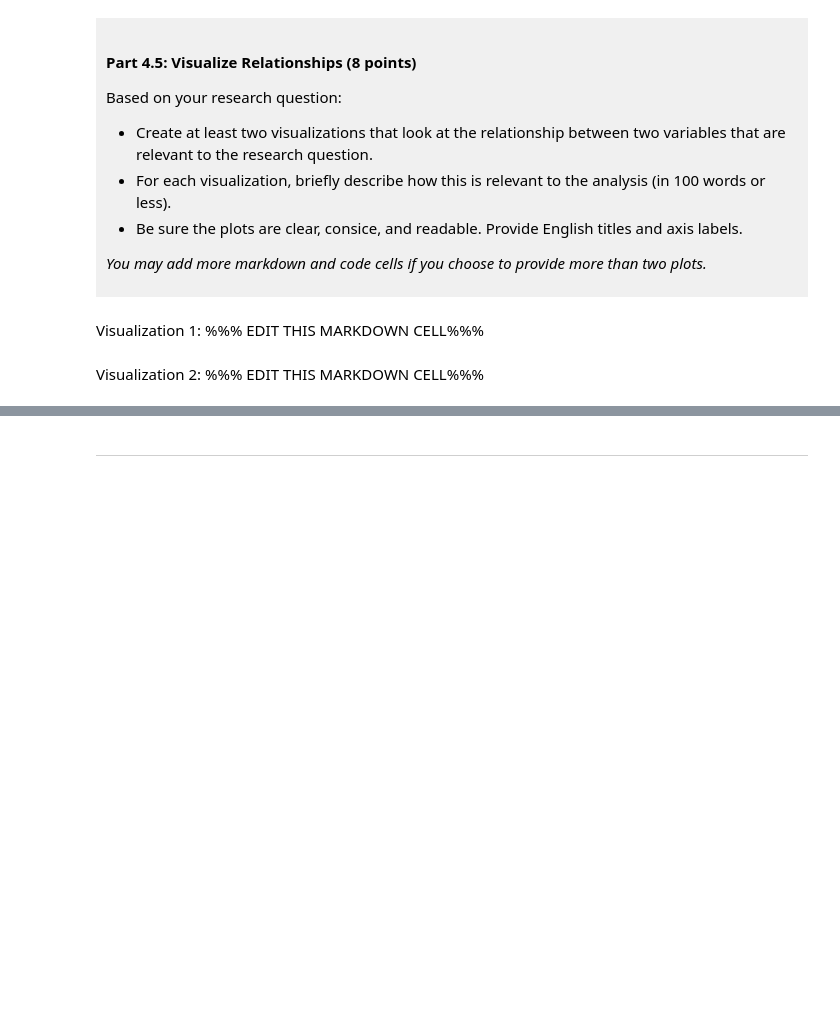
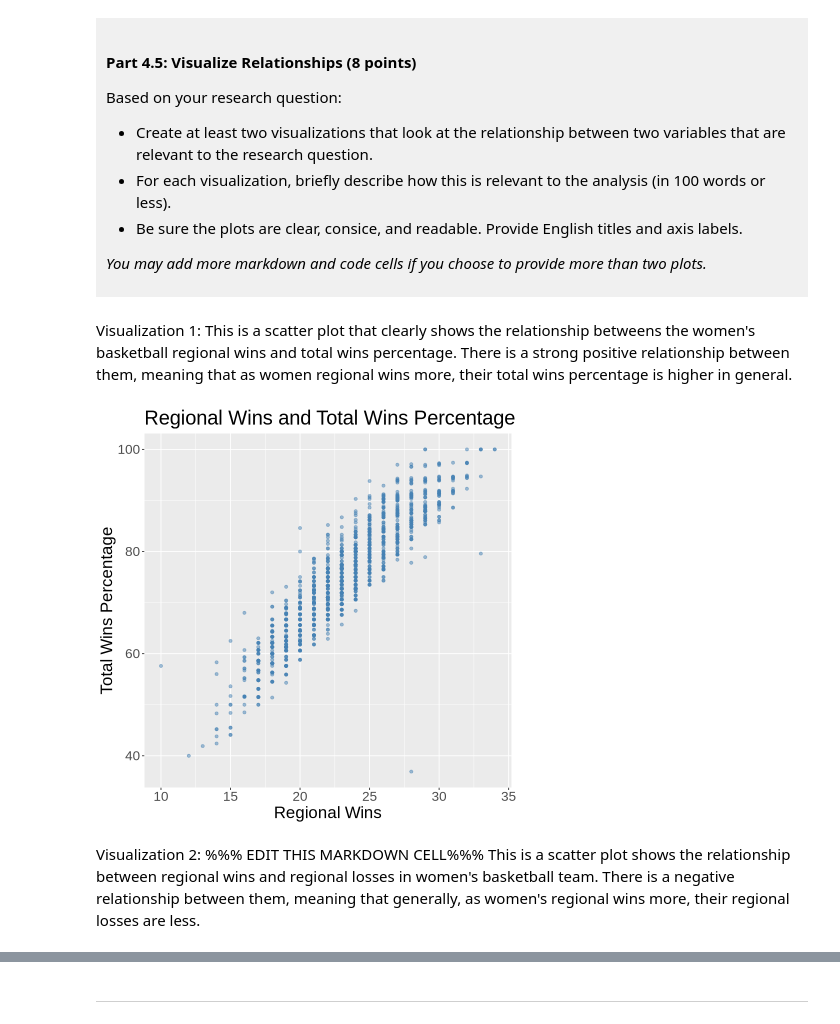
Before and after one commit to liujiayan1234-create/dsci-100-project-Joanna-Liu, a Jupyter notebook: dsci-100-project-notebook.ipynb, the cells around one changed output, grey strips where cells are left out. Drawn from its saved outputs; the diff is of its cells as text; code cells hidden in the pictures; blank space fills up the shorter version.

Commit message:
check point C

```diff
--- a/dsci-100-project-notebook.ipynb
+++ b/dsci-100-project-notebook.ipynb
@@ -307,10 +390,21 @@ Based on your research question:
 *You may add more markdown and code cells if you choose to provide more than two plots.*
 </div>
 # %% [markdown]
-Visualization 1: %%% EDIT THIS MARKDOWN CELL%%%
+Visualization 1: This is a scatter plot that clearly shows the relationship betweens the women's basketball regional wins and total wins percentage. There is a strong positive relationship between them, meaning that as women regional wins more, their total wins percentage is higher in general.
 # %%
 ### EDIT THIS CODE CELL FOR VISUALIZATION 1###
+visualization_1 <- ggplot(women_basketball_tidy, aes(x=reg_wins, y=total_wins_pct))+
+geom_point(color="steelblue", alpha=0.5)+
+labs(title="Regional Wins and Total Wins Percentage",
+     x="Regional Wins",
+     y="Total Wins Percentage")+
+theme(text = element_text(size = 20))
+
+visualization_1
+# %% [output]
+[figure, added]
 # %% [markdown]
 Visualization 2: %%% EDIT THIS MARKDOWN CELL%%%
+This is a scatter plot shows the relationship between regional wins and regional losses in women's basketball team. There is a negative relationship between them, meaning that generally, as women's regional wins more, their regional losses are less.
 # %%
 ### EDIT THIS CODE CELL FOR VISUALIZATION 2###
```
Also changed, not shown: parts of 8 cells of this notebook.
